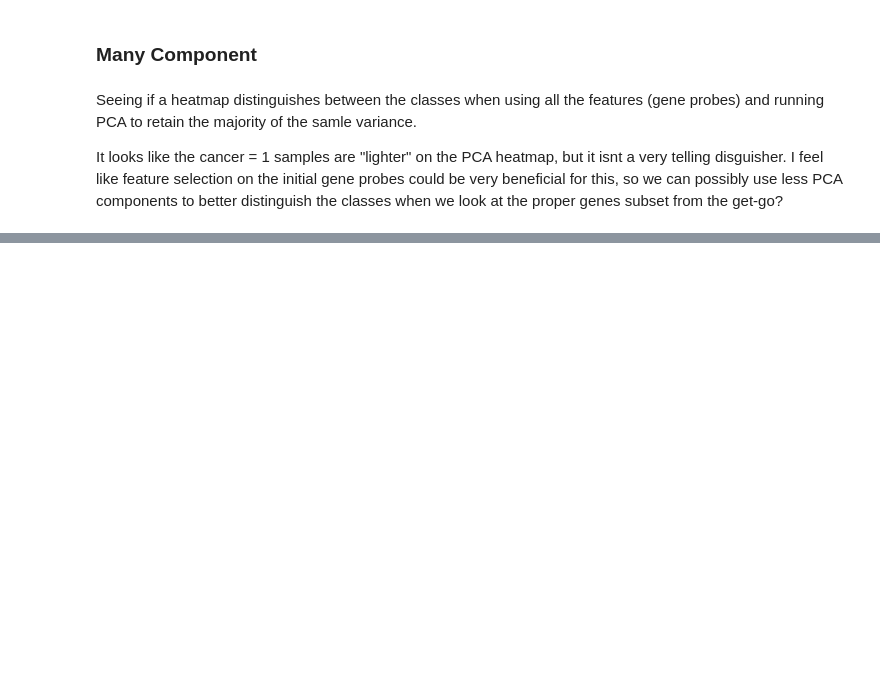
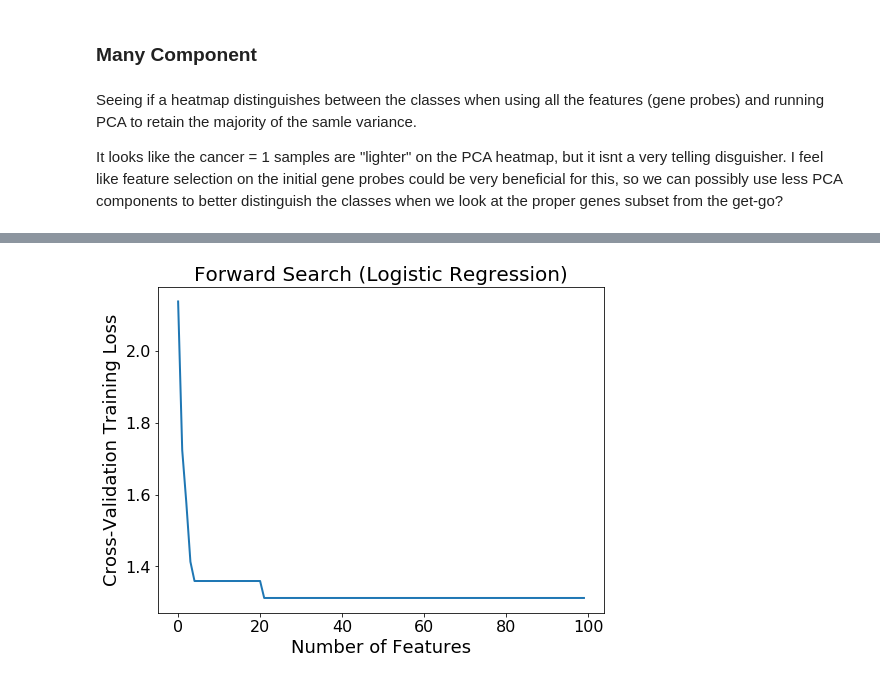
Before and after one commit to sfriedowitz/cs229_project, a Jupyter notebook: model.ipynb, the cells around one changed output, grey strips where cells are left out. Saved outputs shown, nothing was run; the diff lists cells and outputs as text; code cells hidden in the pictures; blank space fills up the shorter version.

Commit message:
Added naive feature selection (wrapper around logistic regression) and ran to 100 features

```diff
--- a/model.ipynb
+++ b/model.ipynb
@@ -169,0 +270,37 @@ plt.show()
+# %%
+# Initialization
+maxFeatures = 100;
+n = X_train.shape[1] # number of features in original data
+features = [x for x in range(n)]
+
+# Forward Search for best feature set
+bestLoss = float('inf')
+bestSet = None # empty set
+searchOrder = []
+currSet = set([])
+lossVec = np.zeros(maxFeatures)
+bestLossVec = np.zeros(maxFeatures)
+
+# Iterate
+start = time.time()
+for j in range(maxFeatures):
+    currBestLoss = float('inf')
+    bestFeature = 0
+    iterStart = time.time()
+    for f in features:
+        if (f not in currSet):
+            currLoss = testFeatures(X_train,y_train,list(currSet) + [f])
+            if (currLoss < currBestLoss): # Find the best feature to add
+                currBestLoss = currLoss
+                bestFeature = f
+    currSet.add(bestFeature)
+    searchOrder.append(bestFeature)
+    lossVec[j] = currBestLoss
+    if (currBestLoss < bestLoss): # Update best set
+        bestLoss = currBestLoss
+        bestSet = currSet.copy()
+    bestLossVec[j] = bestLoss
+    iterFinish = time.time()
+    print('Iteration ' + str(j) +': ' + str(iterFinish-iterStart)[:5] + ' s')
+finish = time.time()
+print('Time Elapsed: ' + str(finish-start)[:5] + ' s')
@@ -169,0 +347,9 @@ plt.show()
+# %%
+plt.plot(bestLossVec)
+plt.xlabel('Number of Features')
+plt.ylabel('Cross-Validation Training Loss')
+plt.title('Forward Search (Logistic Regression)')
+plt.savefig('forward_search.png')
+plt.show()
+# %% [output]
+[figure, added]
```
Also changed, not shown: parts of 25 cells of this notebook.
